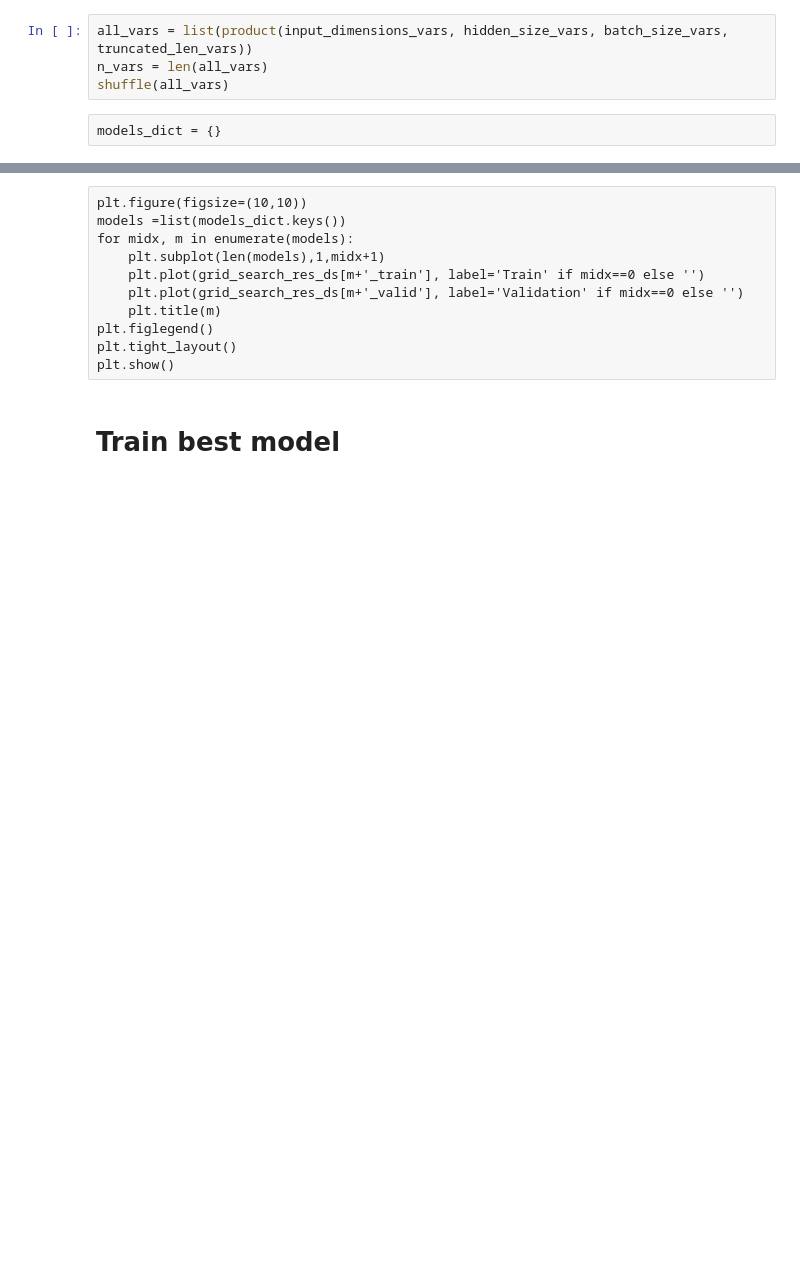
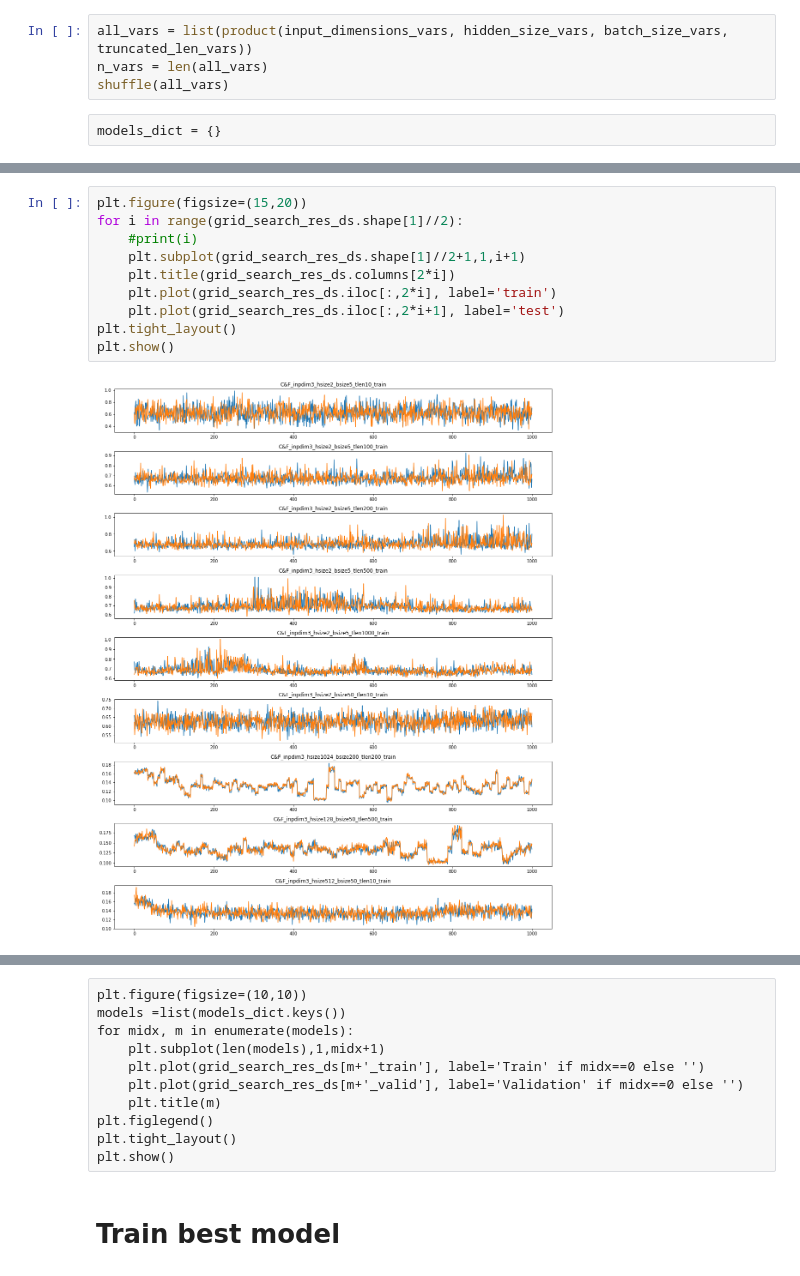
Before and after one commit to EgorDudyrev/Speach_Synthesizer, a Jupyter notebook: notebooks/ed-2019.04.05-Model_C&F.ipynb, the cells around one changed output, grey strips where cells are left out. Saved outputs shown, nothing was run; the diff lists cells and outputs as text; blank space fills up the shorter version.

```diff
--- a/notebooks/ed-2019.04.05-Model_C&F.ipynb
+++ b/notebooks/ed-2019.04.05-Model_C&F.ipynb
@@ -307,0 +320,12 @@ If you're reading this message in another frontend (for example, a static render
+# %%
+plt.figure(figsize=(15,20))
+for i in range(grid_search_res_ds.shape[1]//2):
+    #print(i)
+    plt.subplot(grid_search_res_ds.shape[1]//2+1,1,i+1)
+    plt.title(grid_search_res_ds.columns[2*i])
+    plt.plot(grid_search_res_ds.iloc[:,2*i], label='train')
+    plt.plot(grid_search_res_ds.iloc[:,2*i+1], label='test')
+plt.tight_layout()
+plt.show()
+# %% [output]
+[figure, added]
```
Also changed, not shown: parts of 5 cells of this notebook, 1 other file.
